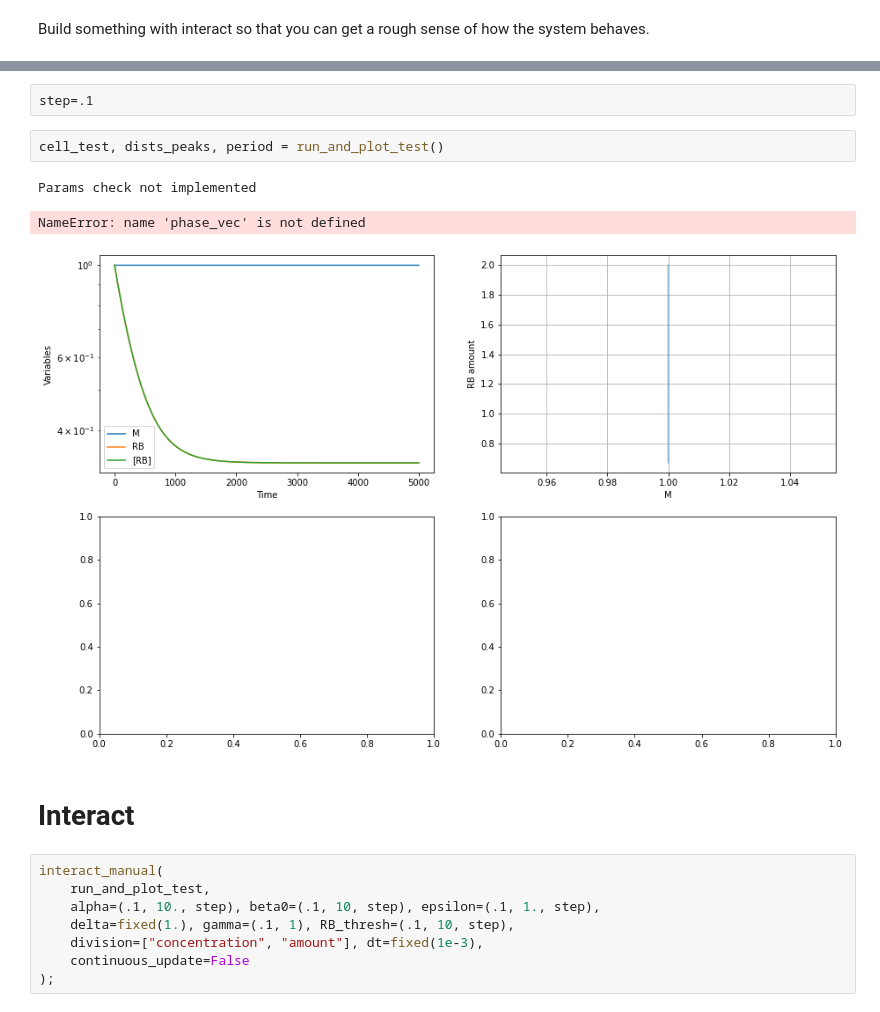
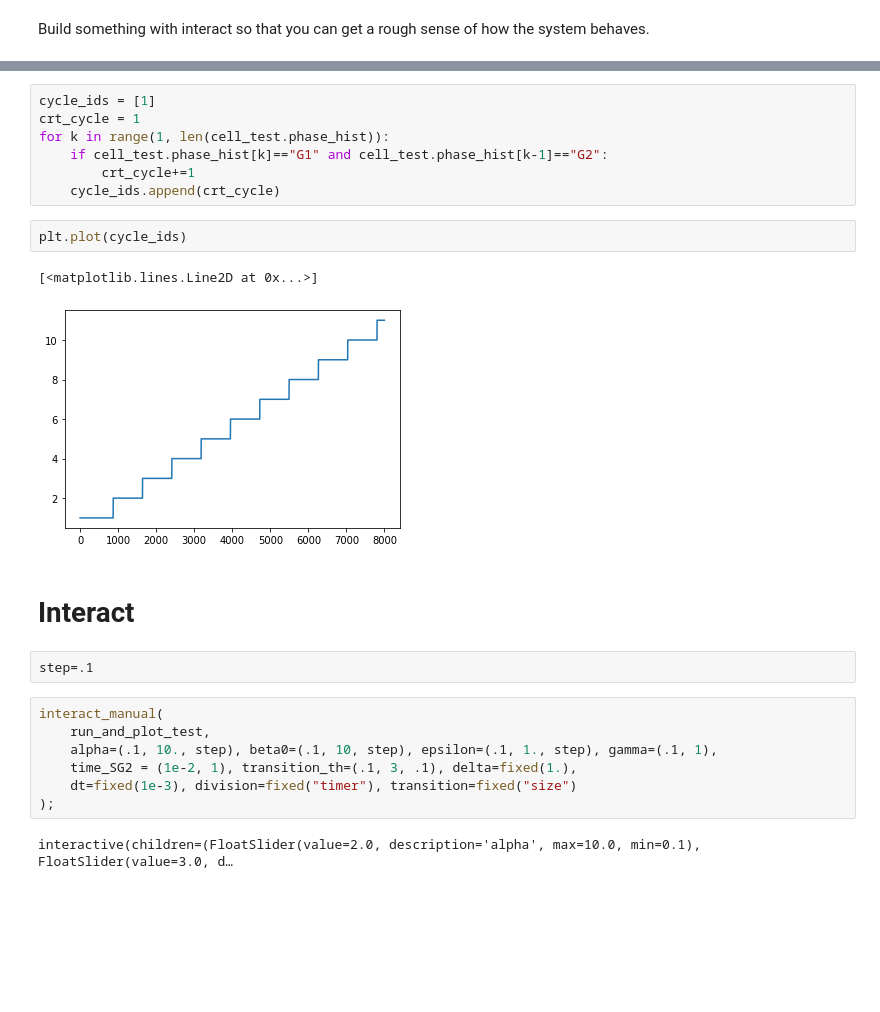
Before and after one commit to LucasFuentesValenzuela/RB_model, a Jupyter notebook: Test models.ipynb, the cells around one changed output, grey strips where cells are left out. Saved outputs shown, nothing was run; the diff lists cells and outputs as text; blank space fills up the shorter version.

```diff
--- a/Test models.ipynb
+++ b/Test models.ipynb
@@ -152,18 +74,25 @@ def run_and_plot_test(
+# %%
+cycle_ids = [1]
+crt_cycle = 1
+for k in range(1, len(cell_test.phase_hist)):
+    if cell_test.phase_hist[k]=="G1" and cell_test.phase_hist[k-1]=="G2":
+        crt_cycle+=1
+    cycle_ids.append(crt_cycle)
+# %%
+plt.plot(cycle_ids)
+# %% [output]
+[<matplotlib.lines.Line2D at 0x...>]
+[figure, added]
+# %% [markdown]
+# Interact
 # %%
 step=.1
-# %%
-cell_test, dists_peaks, period = run_and_plot_test()
-# %% [output]
-Params check not implemented
-NameError: name 'phase_vec' is not defined
-[figure, removed]
-# %% [markdown]
-# Interact
 # %%
 interact_manual(
     run_and_plot_test,
-    alpha=(.1, 10., step), beta0=(.1, 10, step), epsilon=(.1, 1., step),
-    delta=fixed(1.), gamma=(.1, 1), RB_thresh=(.1, 10, step),
-    division=["concentration", "amount"], dt=fixed(1e-3),
-    continuous_update=False
+    alpha=(.1, 10., step), beta0=(.1, 10, step), epsilon=(.1, 1., step), gamma=(.1, 1),
+    time_SG2 = (1e-2, 1), transition_th=(.1, 3, .1), delta=fixed(1.),
+    dt=fixed(1e-3), division=fixed("timer"), transition=fixed("size")
 );
+# %% [output]
+interactive(children=(FloatSlider(value=2.0, description='alpha', max=10.0, min=0.1), FloatSlider(value=3.0, d…
```
Also changed, not shown: parts of 19 cells of this notebook, 4 other files.
